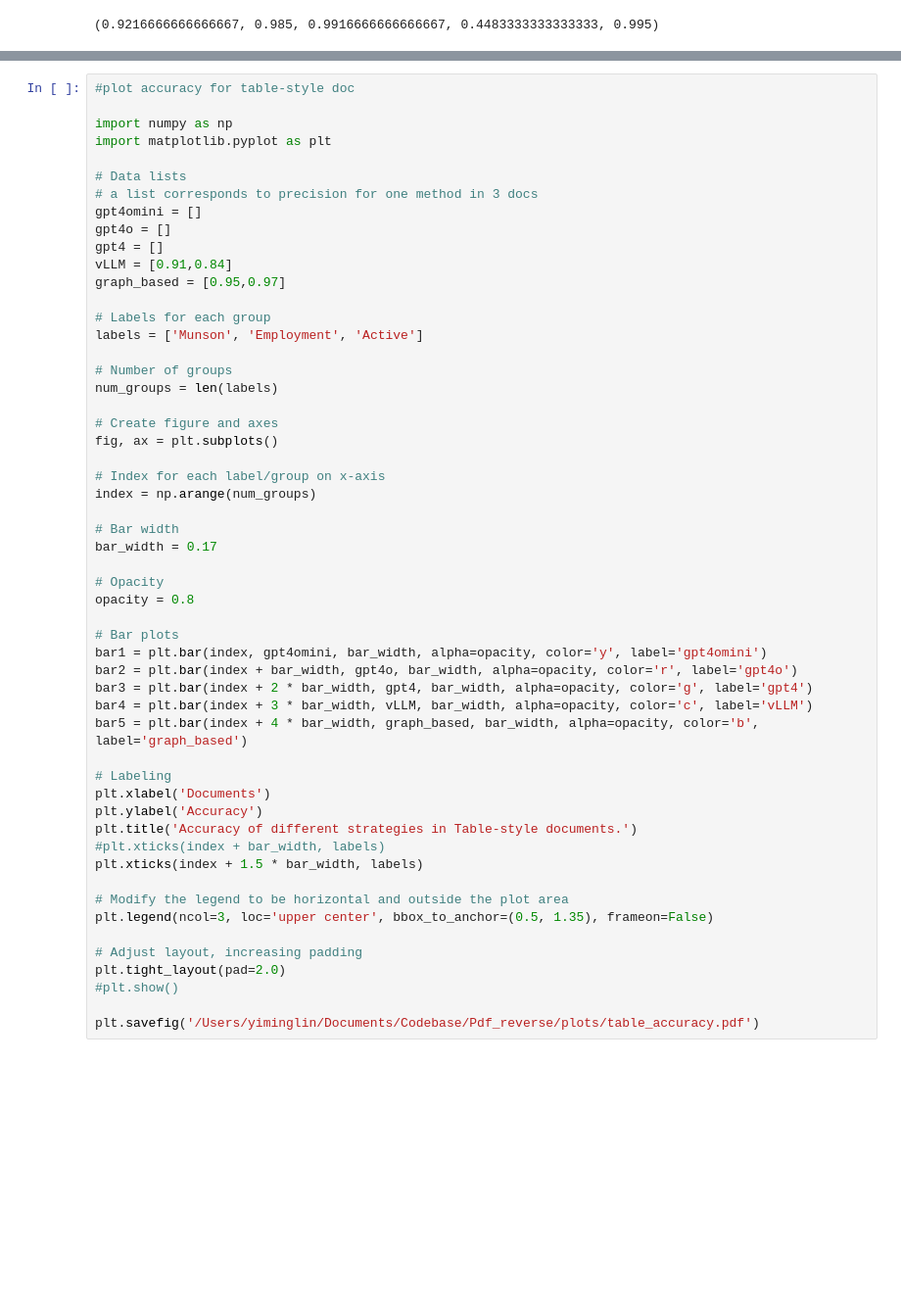
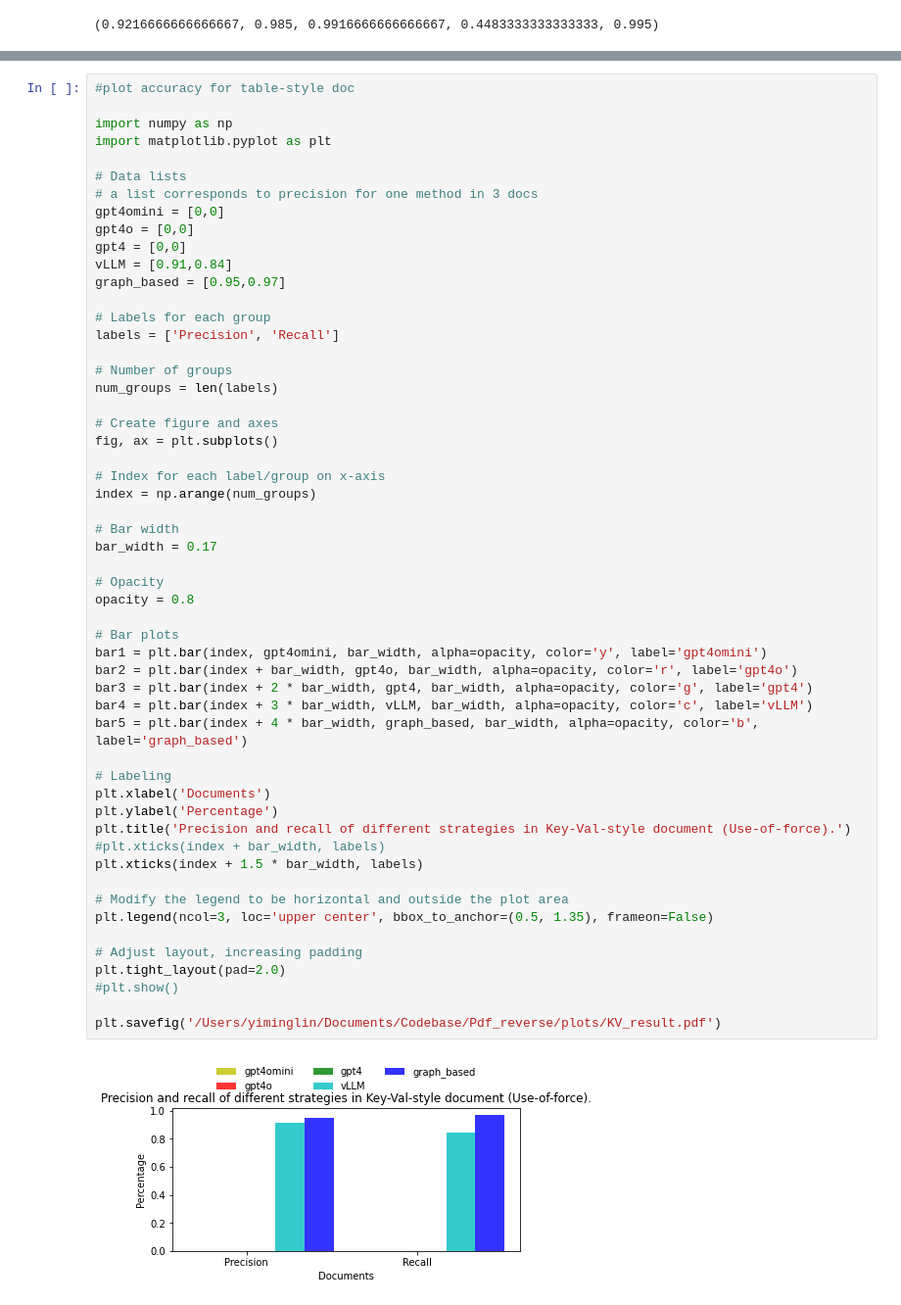
Before and after one commit to ucbepic/TWIX, a Jupyter notebook: src/plot.ipynb, the cells around one changed output, grey strips where cells are left out. Shown at 98% size. Drawn from its saved outputs; the diff is of its cells as text; blank space fills up the shorter version.

```diff
--- a/src/plot.ipynb
+++ b/src/plot.ipynb
@@ -209,14 +209,14 @@ import matplotlib.pyplot as plt
 
 # Data lists
 # a list corresponds to precision for one method in 3 docs
-gpt4omini = []
-gpt4o = []
-gpt4 = []
+gpt4omini = [0,0]
+gpt4o = [0,0]
+gpt4 = [0,0]
 vLLM = [0.91,0.84]
 graph_based = [0.95,0.97]
 
 # Labels for each group
-labels = ['Munson', 'Employment', 'Active']
+labels = ['Precision', 'Recall']
 
 # Number of groups
 num_groups = len(labels)
@@ -225,33 +225,35 @@ num_groups = len(labels)
 fig, ax = plt.subplots()
 
 # Index for each label/group on x-axis
 index = np.arange(num_groups)
 
 # Bar width
 bar_width = 0.17
 
 # Opacity
 opacity = 0.8
 
 # Bar plots
 bar1 = plt.bar(index, gpt4omini, bar_width, alpha=opacity, color='y', label='gpt4omini')
 bar2 = plt.bar(index + bar_width, gpt4o, bar_width, alpha=opacity, color='r', label='gpt4o')
 bar3 = plt.bar(index + 2 * bar_width, gpt4, bar_width, alpha=opacity, color='g', label='gpt4')
 bar4 = plt.bar(index + 3 * bar_width, vLLM, bar_width, alpha=opacity, color='c', label='vLLM')
 bar5 = plt.bar(index + 4 * bar_width, graph_based, bar_width, alpha=opacity, color='b', label='graph_based')
 
 # Labeling
 plt.xlabel('Documents')
-plt.ylabel('Accuracy')
-plt.title('Accuracy of different strategies in Table-style documents.')
+plt.ylabel('Percentage')
+plt.title('Precision and recall of different strategies in Key-Val-style document (Use-of-force).')
 #plt.xticks(index + bar_width, labels)
 plt.xticks(index + 1.5 * bar_width, labels)
 
 # Modify the legend to be horizontal and outside the plot area
 plt.legend(ncol=3, loc='upper center', bbox_to_anchor=(0.5, 1.35), frameon=False)
 
 # Adjust layout, increasing padding
 plt.tight_layout(pad=2.0)
 #plt.show()
 
-plt.savefig('/Users/yiminglin/Documents/Codebase/Pdf_reverse/plots/table_accuracy.pdf')
+plt.savefig('/Users/yiminglin/Documents/Codebase/Pdf_reverse/plots/KV_result.pdf')
+# %% [output]
+[figure, added]
```
Also changed, not shown: parts of 1 cell of this notebook, 5 other files.
